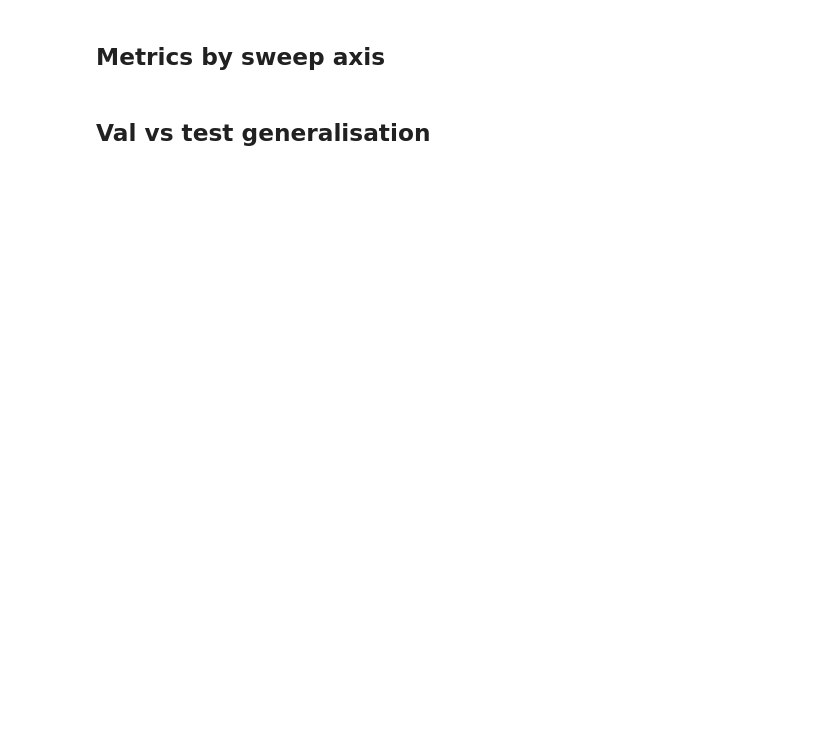
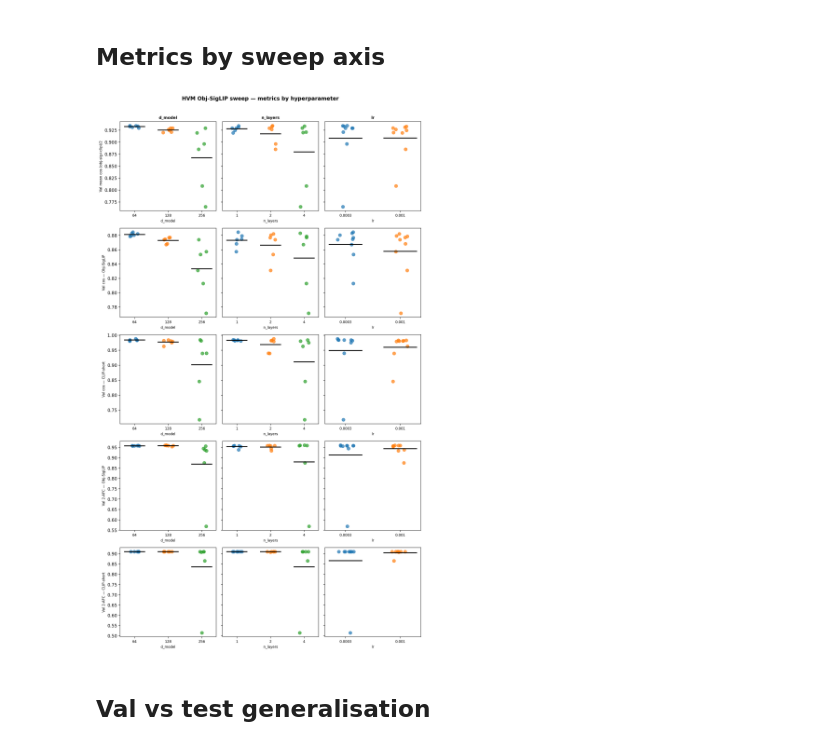
Before and after one commit to YAOJaredz/NeurObjectGen, a Jupyter notebook: notebooks/sweep_hvm_multihead_obj_results.ipynb, the cells around one changed output. Drawn from its saved outputs; the diff is of its cells as text; code cells hidden in the pictures; blank space fills up the shorter version.

```diff
--- a/notebooks/sweep_hvm_multihead_obj_results.ipynb
+++ b/notebooks/sweep_hvm_multihead_obj_results.ipynb
@@ -16,7 +16,7 @@ import numpy as np
 import matplotlib.pyplot as plt
 from tqdm.notebook import tqdm
 
-sys.path.insert(0, '..')
+sys.path.insert(0, '.')
 from config_const import CHECKPOINT_DIR, CACHE_DIR
 
 SWEEP_DIR  = CHECKPOINT_DIR / 'multihead' / 'hvm_obj_cat'
@@ -48,10 +48,17 @@ for col in SWEEP_AXES:
     if col in df.columns:
         df[col] = pd.to_numeric(df[col])
 
+# keep only runs with fixed nce_weight=0.1
+if 'nce_weight' in df.columns and not df.empty:
+    df = df[df['nce_weight'] == 0.1].reset_index(drop=True)
+
 SORT_BY = 'val_mean_cos'
 show_cols = SWEEP_AXES + ['val_mean_cos', 'val_cos_siglip', 'val_cos_clip',
                            'val_2afc_siglip', 'val_2afc_clip']
 show_cols = [c for c in show_cols if c in df.columns]
 
 print(f'{len(df)} runs loaded from {SWEEP_DIR}  |  test metrics: {has_test}')
-display(df[show_cols].sort_values(SORT_BY, ascending=False).reset_index(drop=True))
+if not df.empty:
+    display(df[show_cols].sort_values(SORT_BY, ascending=False).reset_index(drop=True))
+else:
+    print('No completed runs yet — submit the sweep job first.')
@@ -58,45 +84,50 @@ display(df[show_cols].sort_values(SORT_BY, ascending=False).reset_index(drop=Tru
 # %% [markdown]
 ## Metrics by sweep axis
 # %%
-METRICS = [
-    ('val_mean_cos',    'Val mean cos (obj-sig+clip)/2'),
-    ('val_cos_siglip',  'Val cos — Obj-SigLIP'),
-    ('val_cos_clip',    'Val cos — CLIP-short'),
-    ('val_2afc_siglip', 'Val 2-AFC — Obj-SigLIP'),
-    ('val_2afc_clip',   'Val 2-AFC — CLIP-short'),
-]
+if df.empty:
+    print('No runs yet.')
+else:
+    METRICS = [
+        ('val_mean_cos',    'Val mean cos (obj-sig+clip)/2'),
+        ('val_cos_siglip',  'Val cos — Obj-SigLIP'),
+        ('val_cos_clip',    'Val cos — CLIP-short'),
+        ('val_2afc_siglip', 'Val 2-AFC — Obj-SigLIP'),
+        ('val_2afc_clip',   'Val 2-AFC — CLIP-short'),
+    ]
 
-fig, axes = plt.subplots(len(METRICS), len(SWEEP_AXES),
-                         figsize=(3.5 * len(SWEEP_AXES), 3.5 * len(METRICS)),
-                         sharey='row', squeeze=False)
-rng = np.random.default_rng(0)
+    fig, axes = plt.subplots(len(METRICS), len(SWEEP_AXES),
+                             figsize=(3.5 * len(SWEEP_AXES), 3.5 * len(METRICS)),
+                             sharey='row', squeeze=False)
+    rng = np.random.default_rng(0)
 
-for mi, (metric, ylabel) in enumerate(METRICS):
-    if metric not in df.columns:
-        continue
-    for ai, axis_col in enumerate(SWEEP_AXES):
-        ax = axes[mi, ai]
-        if axis_col not in df.columns:
-            ax.axis('off'); continue
-        levels = sorted(df[axis_col].unique())
-        for li, lvl in enumerate(levels):
-            vals = df[df[axis_col] == lvl][metric].dropna().values
-            jitter = rng.uniform(-0.15, 0.15, len(vals))
-            ax.scatter(np.full(len(vals), li) + jitter, vals,
-                       alpha=0.7, s=50, color=f'C{li}')
-            if len(vals):
-                ax.plot([li - 0.3, li + 0.3], [vals.mean()] * 2, 'k-', lw=2)
-        ax.set_xticks(range(len(levels)))
-        ax.set_xticklabels([str(l) for l in levels], fontsize=8)
-        ax.set_xlabel(axis_col, fontsize=8)
-        if ai == 0:
-            ax.set_ylabel(ylabel, fontsize=8)
-        if mi == 0:
-            ax.set_title(axis_col, fontsize=9, fontweight='bold')
+    for mi, (metric, ylabel) in enumerate(METRICS):
+        if metric not in df.columns:
+            continue
+        for ai, axis_col in enumerate(SWEEP_AXES):
+            ax = axes[mi, ai]
+            if axis_col not in df.columns:
+                ax.axis('off'); continue
+            levels = sorted(df[axis_col].unique())
+            for li, lvl in enumerate(levels):
+                vals = df[df[axis_col] == lvl][metric].dropna().values
+                jitter = rng.uniform(-0.15, 0.15, len(vals))
+                ax.scatter(np.full(len(vals), li) + jitter, vals,
+                           alpha=0.7, s=50, color=f'C{li}')
+                if len(vals):
+                    ax.plot([li - 0.3, li + 0.3], [vals.mean()] * 2, 'k-', lw=2)
+            ax.set_xticks(range(len(levels)))
+            ax.set_xticklabels([str(l) for l in levels], fontsize=8)
+            ax.set_xlabel(axis_col, fontsize=8)
+            if ai == 0:
+                ax.set_ylabel(ylabel, fontsize=8)
+            if mi == 0:
+                ax.set_title(axis_col, fontsize=9, fontweight='bold')
 
-fig.suptitle('HVM Obj-SigLIP sweep — metrics by hyperparameter', fontweight='bold', y=1.01)
-plt.tight_layout()
-plt.show()
+    fig.suptitle('HVM Obj-SigLIP sweep — metrics by hyperparameter', fontweight='bold', y=1.01)
+    plt.tight_layout()
+    plt.show()
+# %% [output]
+[figure, added]
 # %% [markdown]
 ## Val vs test generalisation
 # %%
```
Also changed, not shown: parts of 4 cells of this notebook, 1 other file.
